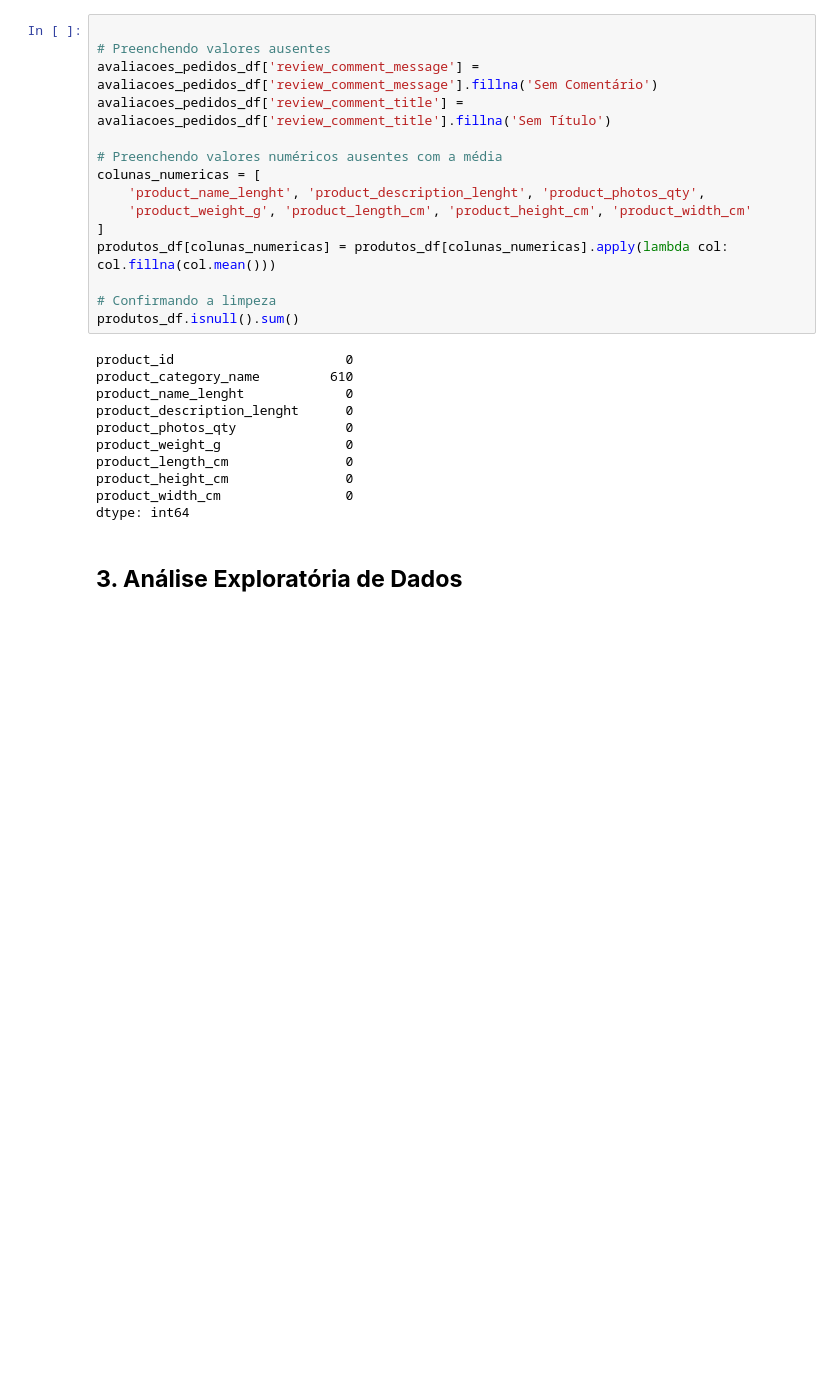
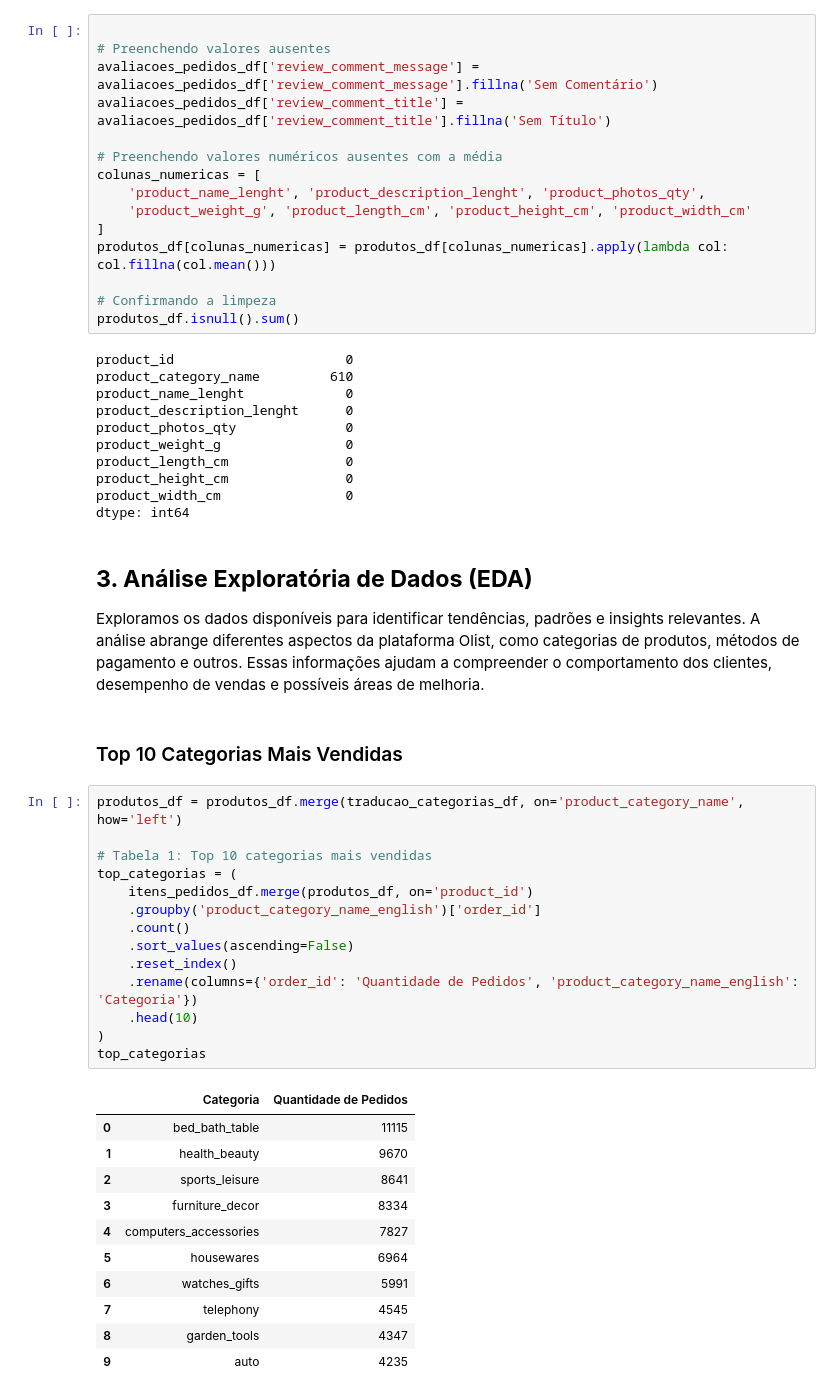
Before and after one commit to drdml/insights-olist, a Jupyter notebook: análise_exploratória.ipynb, the cells around one changed output. Saved outputs shown, nothing was run; the diff lists cells and outputs as text; blank space fills up the shorter version.

```diff
--- a/análise_exploratória.ipynb
+++ b/análise_exploratória.ipynb
@@ -193,4 +193,34 @@ product_height_cm               0
 product_width_cm                0
 dtype: int64
 # %% [markdown]
-## **3. Análise Exploratória de Dados**
+## **3. Análise Exploratória de Dados (EDA)**
+
+Exploramos os dados disponíveis para identificar tendências, padrões e insights relevantes. A análise abrange diferentes aspectos da plataforma Olist, como categorias de produtos, métodos de pagamento e outros. Essas informações ajudam a compreender o comportamento dos clientes, desempenho de vendas e possíveis áreas de melhoria.
+# %% [markdown]
+### Top 10 Categorias Mais Vendidas
+# %%
+produtos_df = produtos_df.merge(traducao_categorias_df, on='product_category_name', how='left')
+
+# Tabela 1: Top 10 categorias mais vendidas
+top_categorias = (
+    itens_pedidos_df.merge(produtos_df, on='product_id')
+    .groupby('product_category_name_english')['order_id']
+    .count()
+    .sort_values(ascending=False)
+    .reset_index()
+    .rename(columns={'order_id': 'Quantidade de Pedidos', 'product_category_name_english': 'Categoria'})
+    .head(10)
+)
+top_categorias
+# %% [output]
+|  | Categoria | Quantidade de Pedidos |
+| 0 | bed_bath_table | 11115 |
+| 1 | health_beauty | 9670 |
+| 2 | sports_leisure | 8641 |
+| 3 | furniture_decor | 8334 |
+| 4 | computers_accessories | 7827 |
+| 5 | housewares | 6964 |
+| 6 | watches_gifts | 5991 |
+| 7 | telephony | 4545 |
+| 8 | garden_tools | 4347 |
+| 9 | auto | 4235 |
```
Also changed, not shown: parts of 13 cells of this notebook, 1 other file.
